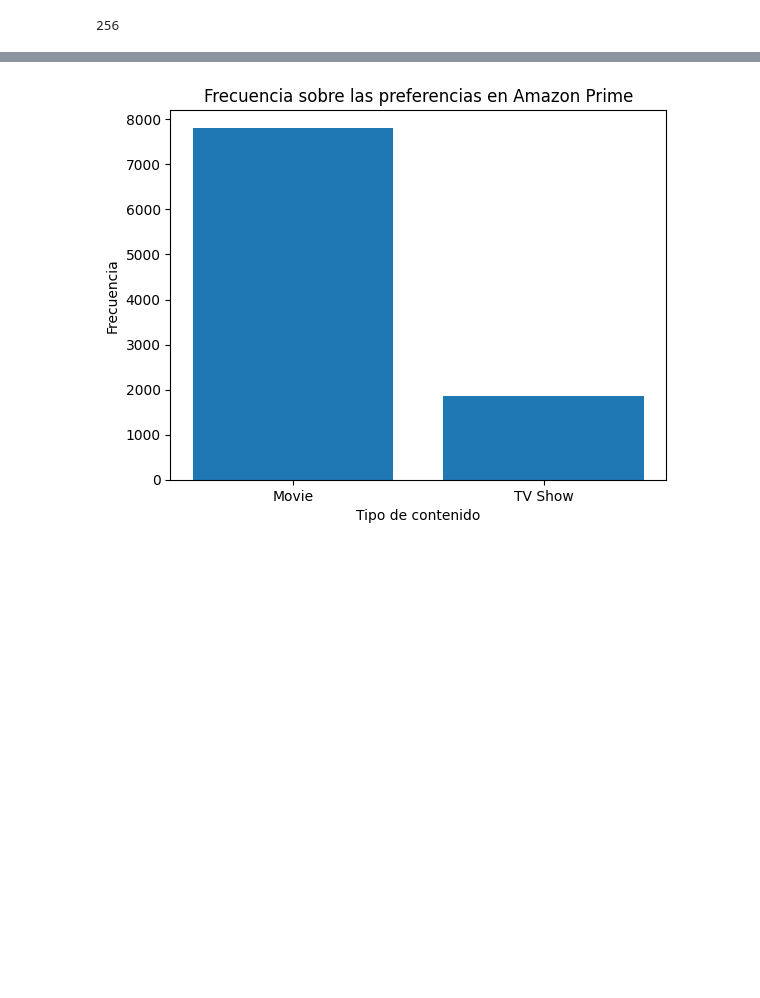
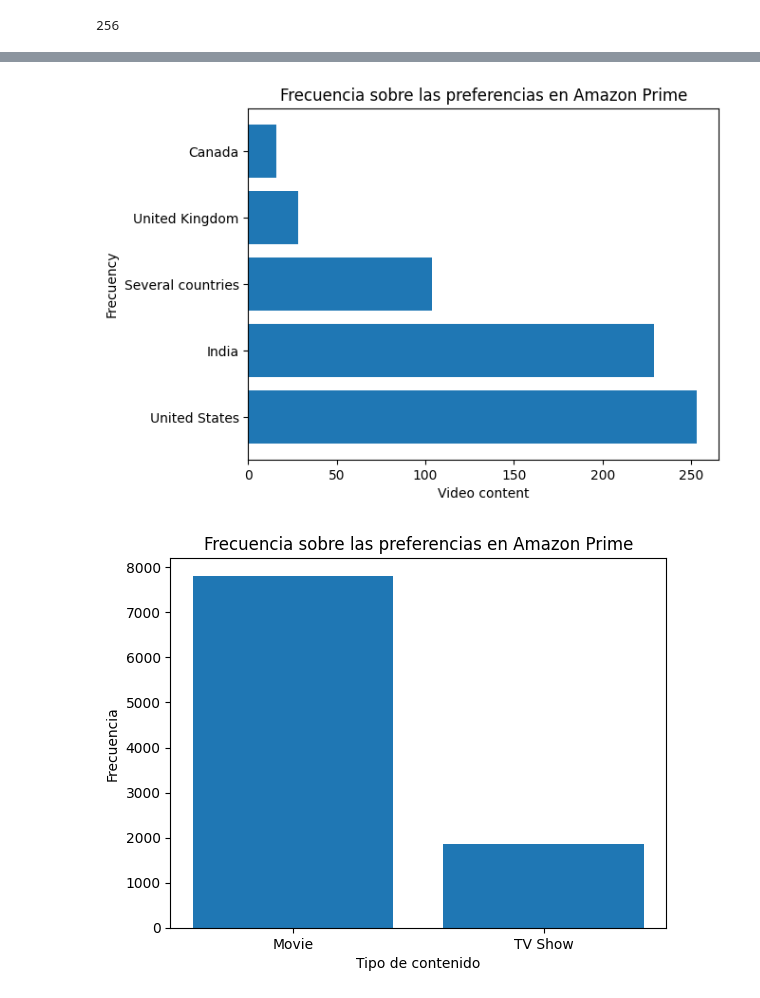
Before and after one commit to Andersongarces/Amazon_Prime, a Jupyter notebook: Amazon_Data/amazon_prime.ipynb, the cells around one changed output, grey strips where cells are left out. Saved outputs shown, nothing was run; the diff lists cells and outputs as text; code cells hidden in the pictures; blank space fills up the shorter version.

```diff
--- a/Amazon_Data/amazon_prime.ipynb
+++ b/Amazon_Data/amazon_prime.ipynb
@@ -174,3 +179,13 @@ There are 256 records that have two or more country locations
 df_filtrado["country_number"].sum()
 # %% [output]
 256
+# %%
+def contar_palabras(cadena):
+    if isinstance(cadena, str):
+        return len(cadena.split(','))
+    else:
+        return 0
+
+df['country_number'] = df['country'].apply(contar_palabras)
+
+df[['country', 'country_number']].sample(10)
@@ -177 +204,34 @@ df_filtrado["country_number"].sum()
+# %%
+
+def contar_palabras(cadena):
+    if isinstance(cadena, str):
+        return len(cadena.split(','))
+    else:
+        return 0
+
+df['country_number'] = df['country'].apply(contar_palabras)
+
+# Cambiar "Country" a "Otros" si "country_number" es mayor o igual a 2
+def reemplazar_con_otros(row):
+    if row['country_number'] >= 2:
+        return 'Several countries'
+    else:
+        return row['country']
+
+df['country'] = df.apply(reemplazar_con_otros, axis=1)
+
+# Eliminar la columna 'country_number' si ya no la necesitas
+df.drop('country_number', axis=1, inplace=True)
+# %%
+df_filtrado_otros = df["country"].value_counts().head()
+# %%
+plt.barh(df_filtrado_otros.index, df_filtrado_otros.values)
+df_filtrado_otros = df_filtrado_otros.sort_values(ascending=False)
+plt.xlabel('Video content')
+plt.ylabel('Frecuency')
+plt.title('Frecuencia sobre las preferencias en Amazon Prime')
+
+plt.show()
+# %% [output]
+[figure, added]
 # %%
```
Also changed, not shown: parts of 8 cells of this notebook.
